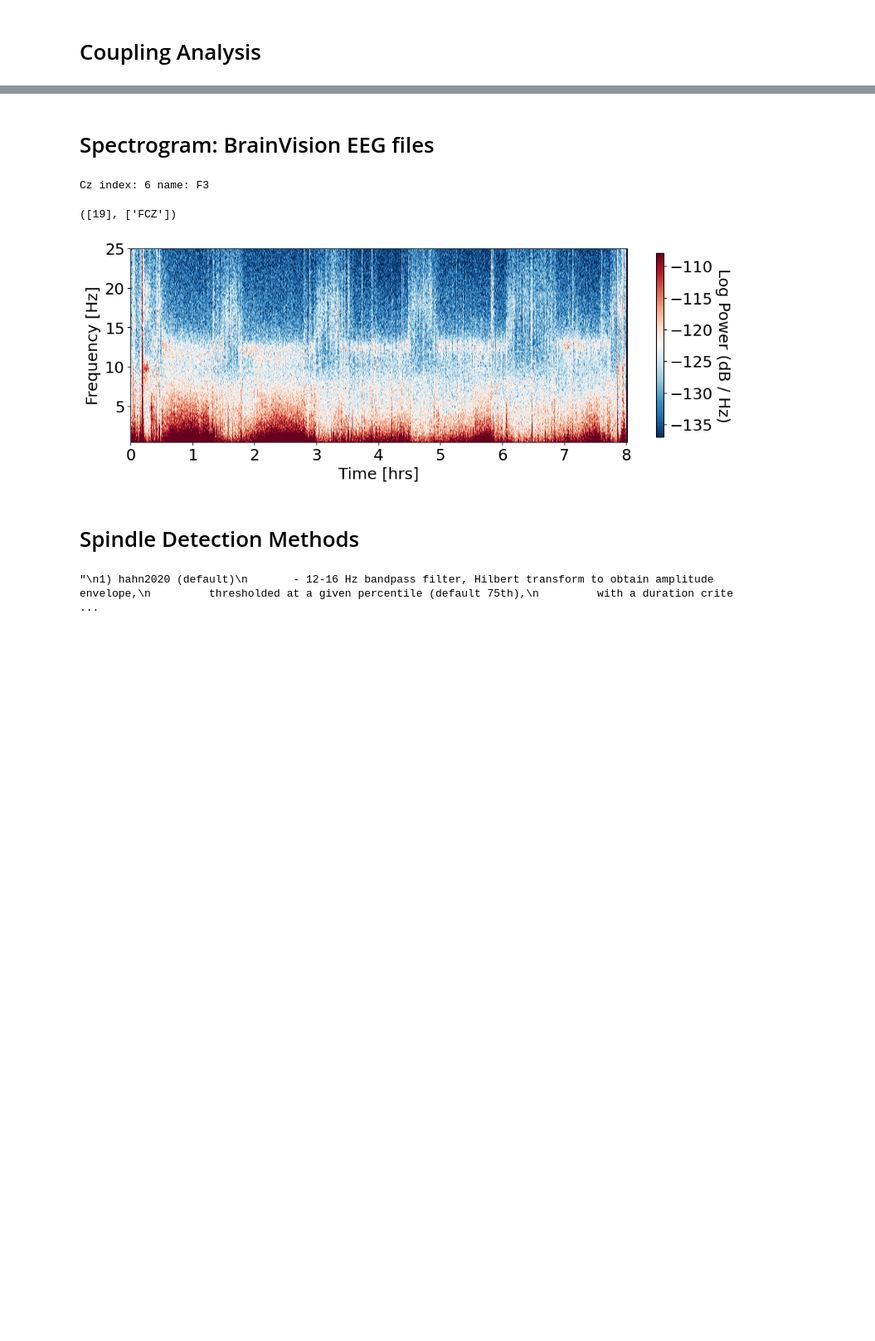
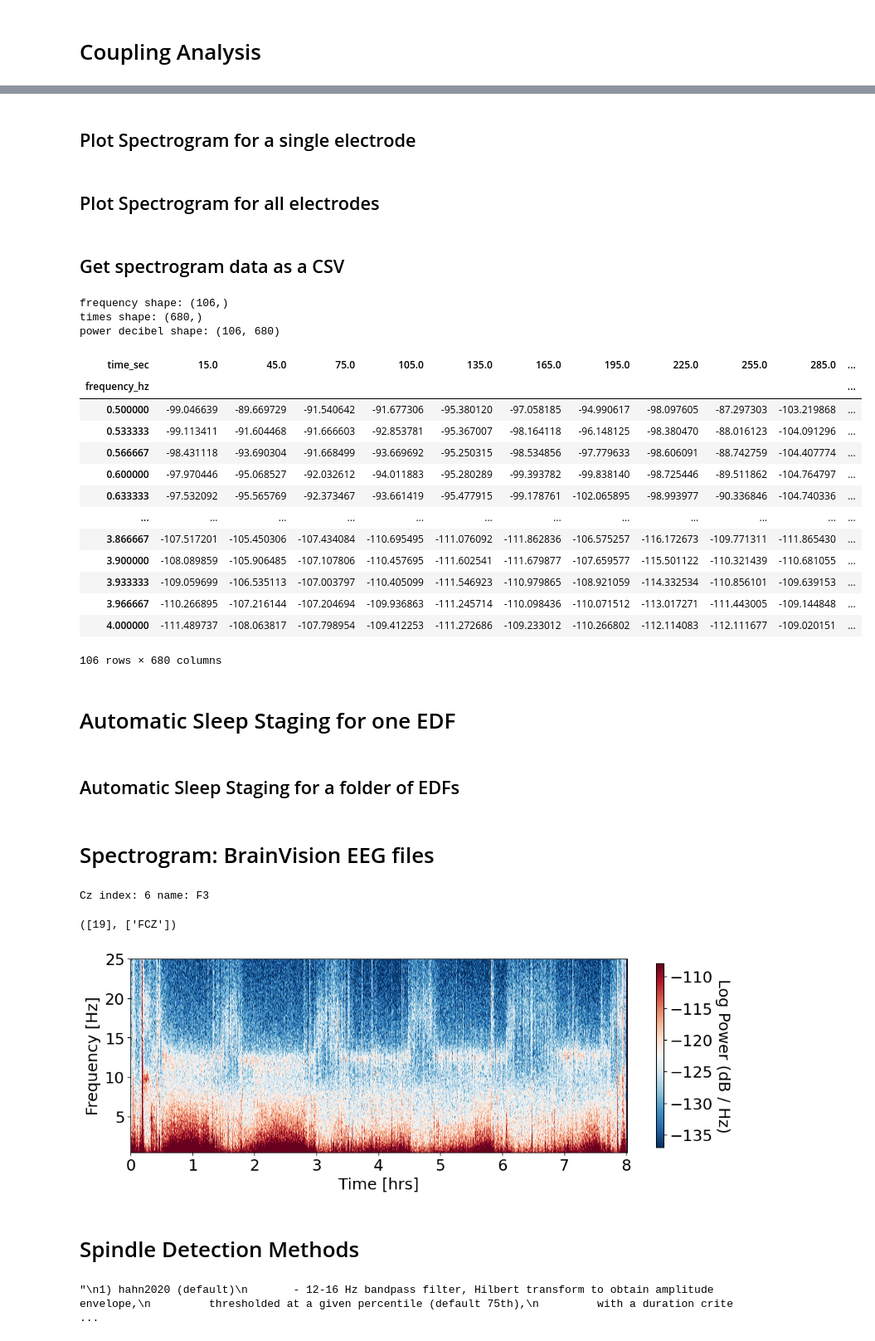
Before and after one commit to Somneuro-Lab-UMass/somnopy-v2, a Jupyter notebook: SPSO_Coupling_Notebook.ipynb, the cells around one changed output, grey strips where cells are left out. Shown at 83% size. Saved outputs shown, nothing was run; the diff lists cells and outputs as text; code cells hidden in the pictures; blank space fills up the shorter version.

Commit message:
added auto sleep stage, spectrogram, spectrogram data, txt processing for spectrogram

```diff
--- a/SPSO_Coupling_Notebook.ipynb
+++ b/SPSO_Coupling_Notebook.ipynb
@@ -106,6 +109,8 @@ folder_paths
 #run coupling analysis
 #figs should auto save out
 #figs now save, future should stem all info (datetime included) and pass to function calls. Currently overwrites past figs
+
+#ADD ALL CHANNELS PER STAGE other than that swa is up and running
 
 today_str = datetime.now().strftime("%Y-%m-%d")
 
@@ -128,14 +133,16 @@ for folder in folder_paths:
             folder,
             chan_limit=chan_limit,
             coupling=coupling,
+            swa=True,
             interest_stage=interest_stage,
             sp_method=sp_method,
             so_method=so_method,
             scoring_dur=scoring_dur,
-            outpath = output_folder
+            outpath = output_folder,
+
         )
 
-        #save summary for each eeg file within single participant as csv. From what I understand, there should only be one of these typically
+        #save summary for each eeg file within single participant as csv.
         for filename, summary in event_summary_all.items():
             stem = Path(filename).stem
             csv_path = output_folder / f"{stem}_somnopy_summary_{today_str}.csv"
@@ -235,0 +396,28 @@ channels
+# %%
+#change edf and hypnogram paths you would like to analyze
+
+#edf_path = r"Y:\SNL\EmoCuing\EC\PSG\input\all_files\EmoCuing_0101.edf"
+#hypnogram_path = r"Y:\SNL\EmoCuing\EC\PSG\input\all_files\EmoCuing_0101.mat"
+edf_path = r"Y:\SNL\HSR\PSG data\2Preproccessed\HSR103_W1_V1_Overnight\HSR103_W1_V1_Overnight.edf"
+hypnogram_path = r"Y:\SNL\HSR\PSG data\2Preproccessed\HSR103_W1_V1_Overnight\HSR103_W1_V1_Overnight.txt"
+
+#yasa uses specific codes that map to specific stages of sleep.
+#verify which codes in our matlab hypnograms and txt hypnograms correspond to which yasa sleep stages.
+#the strings on the lefthand side are what is present in the txt and mat files
+#the numbers on the right correspond to yasa codes
+#change the strings on the left to match what is in the mat and txt files
+#if they are numbers, remove the quotes. If they are letters, keep the quotes. EX: "W" vs 1
+
+#NOTE if we would like to include stages that arent present in the yasa codes, I can rewrite the spetrogram code to not utilize yasa at all
+
+stage_mapping = {
+    "W": 0,
+    "N1": 1,
+    "N2": 2,
+    "N3": 3,
+    "R": 4,
+    "Spindle": -2,
+}
+
+
+input, channels, hypno, sampling_rate, hyp_window = load_yasa_from_edf(edf_path, hypnogram_path, stage_mapping)
@@ -235,0 +433,2 @@ channels
+# %% [markdown]
+## Plot Spectrogram for a single electrode
@@ -235,0 +444,2 @@ channels
+# %% [markdown]
+## Plot Spectrogram for all electrodes
@@ -235,0 +454,31 @@ channels
+# %% [markdown]
+## Get spectrogram data as a CSV
+# %%
+electrode = 'A1' #specify which electrode you want to examine
+outpath = r"C:\Users\Beast\Ryan\somnopy\somnopy\somnopy_v2\output" #specify the folder to save to
+filename = Path(edf_path).stem #what do you want to call your output file?
+fmin = 0.5 #OPTIONAL: what's the lowest frequency you would like to include in your spectrogram?
+fmax=4 #OPTIONAL: what's the highest frequency you would like to include in your spectrogram?
+
+#uses the same spectrogram calculation methods as yasa
+save_spectrogram_csv(electrode, input, sampling_rate, win_sec=hyp_window, outpath=outpath, filename=filename, fmin=fmin, fmax=fmax)
+# %% [output]
+frequency shape: (106,)
+times shape: (680,)
+power decibel shape: (106, 680)
+| time_sec | 15.0 | 45.0 | 75.0 | 105.0 | 135.0 | 165.0 | 195.0 | 225.0 | 255.0 | 285.0 | ... |
+| frequency_hz |  |  |  |  |  |  |  |  |  |  | ... |
+| 0.500000 | -99.046639 | -89.669729 | -91.540642 | -91.677306 | -95.380120 | -97.058185 | -94.990617 | -98.097605 | -87.297303 | -103.219868 | ... |
+| 0.533333 | -99.113411 | -91.604468 | -91.666603 | -92.853781 | -95.367007 | -98.164118 | -96.148125 | -98.380470 | -88.016123 | -104.091296 | ... |
+| 0.566667 | -98.431118 | -93.690304 | -91.668499 | -93.669692 | -95.250315 | -98.534856 | -97.779633 | -98.606091 | -88.742759 | -104.407774 | ... |
+| 0.600000 | -97.970446 | -95.068527 | -92.032612 | -94.011883 | -95.280289 | -99.393782 | -99.838140 | -98.725446 | -89.511862 | -104.764797 | ... |
+| 0.633333 | -97.532092 | -95.565769 | -92.373467 | -93.661419 | -95.477915 | -99.178761 | -102.065895 | -98.993977 | -90.336846 | -104.740336 | ... |
+| ... | ... | ... | ... | ... | ... | ... | ... | ... | ... | ... | ... |
+| 3.866667 | -107.517201 | -105.450306 | -107.434084 | -110.695495 | -111.076092 | -111.862836 | -106.575257 | -116.172673 | -109.771311 | -111.865430 | ... |
+| 3.900000 | -108.089859 | -105.906485 | -107.107806 | -110.457695 | -111.602541 | -111.679877 | -107.659577 | -115.501122 | -110.321439 | -110.681055 | ... |
+| 3.933333 | -109.059699 | -106.535113 | -107.003797 | -110.405099 | -111.546923 | -110.979865 | -108.921059 | -114.332534 | -110.856101 | -109.639153 | ... |
+| 3.966667 | -110.266895 | -107.216144 | -107.204694 | -109.936863 | -111.245714 | -110.098436 | -110.071512 | -113.017271 | -111.443005 | -109.144848 | ... |
+| 4.000000 | -111.489737 | -108.063817 | -107.798954 | -109.412253 | -111.272686 | -109.233012 | -110.266802 | -112.114083 | -112.111677 | -109.020151 | ... |
+106 rows × 680 columns
+# %% [markdown]
+# Automatic Sleep Staging for one EDF
@@ -235,0 +490,2 @@ channels
+# %% [markdown]
+## Automatic Sleep Staging for a folder of EDFs
```
Also changed, not shown: parts of 19 cells of this notebook, 4 other files.
